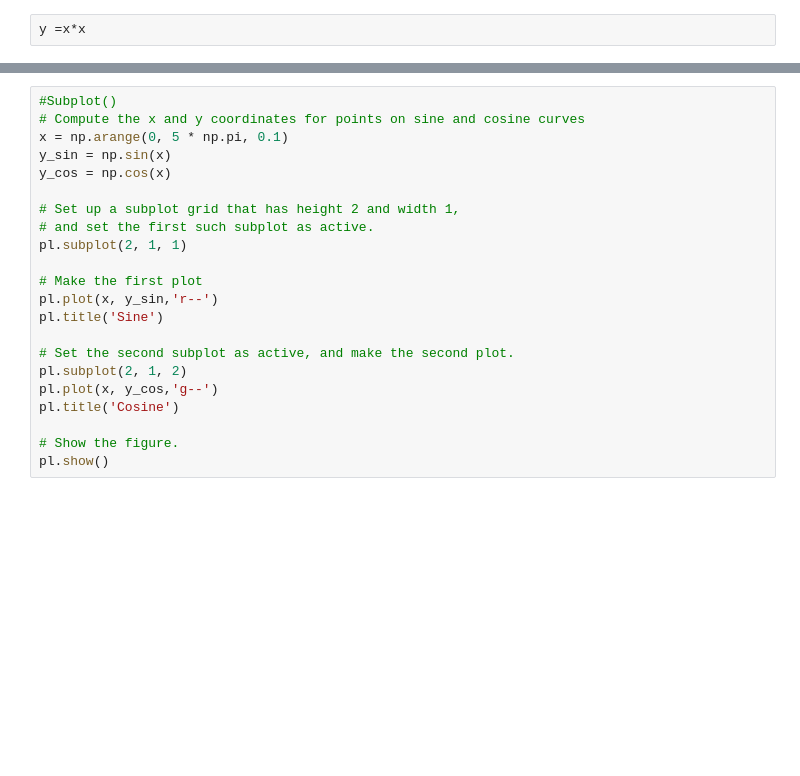
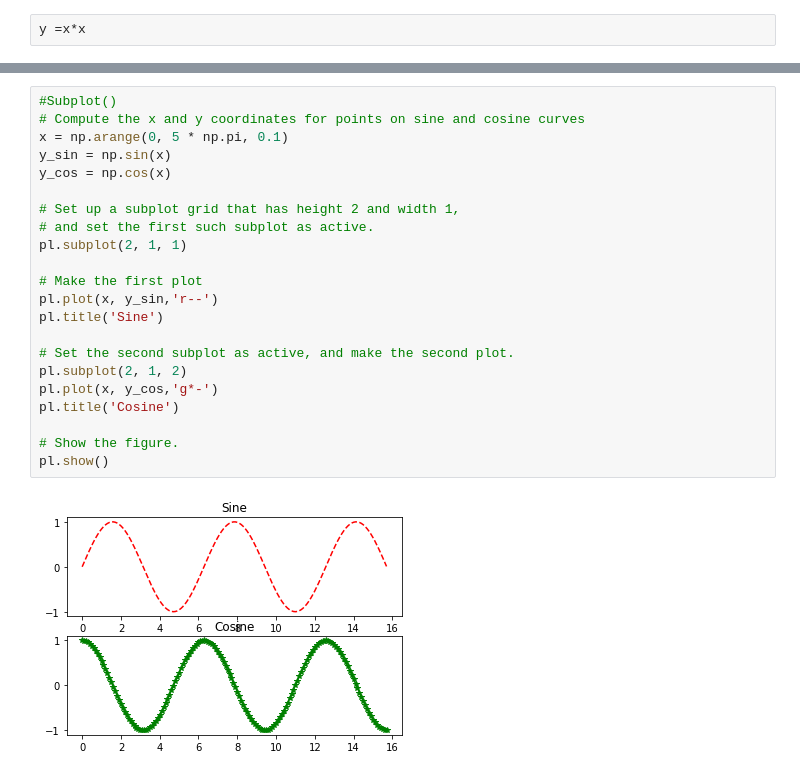
Before and after one commit to pratikkumar399/Pythonpractice, a Jupyter notebook: matplotlibrary.ipynb, the cells around one changed output, grey strips where cells are left out. Cells and saved outputs as stored; diff of their text form; blank space fills up the shorter version.

```diff
--- a/matplotlibrary.ipynb
+++ b/matplotlibrary.ipynb
@@ -68,22 +102,24 @@ pl.show()
 # %%
 #Subplot()
 # Compute the x and y coordinates for points on sine and cosine curves
 x = np.arange(0, 5 * np.pi, 0.1)
 y_sin = np.sin(x)
 y_cos = np.cos(x)
 
 # Set up a subplot grid that has height 2 and width 1,
 # and set the first such subplot as active.
 pl.subplot(2, 1, 1)
 
 # Make the first plot
 pl.plot(x, y_sin,'r--')
 pl.title('Sine')
 
 # Set the second subplot as active, and make the second plot.
 pl.subplot(2, 1, 2)
-pl.plot(x, y_cos,'g--')
+pl.plot(x, y_cos,'g*-')
 pl.title('Cosine')
 
 # Show the figure.
 pl.show()
+# %% [output]
+[figure, added]
```
Also changed, not shown: parts of 12 cells of this notebook.
